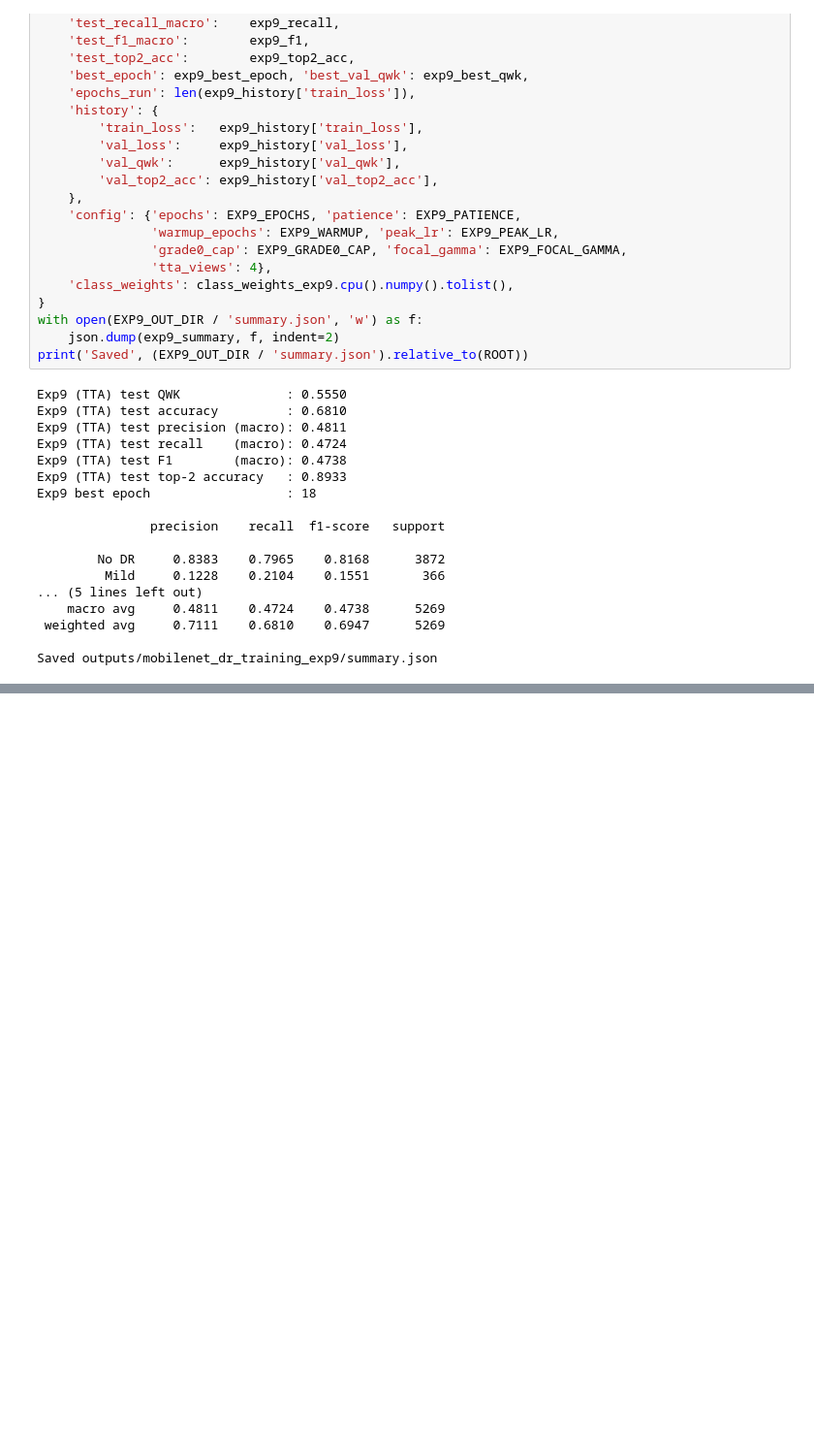
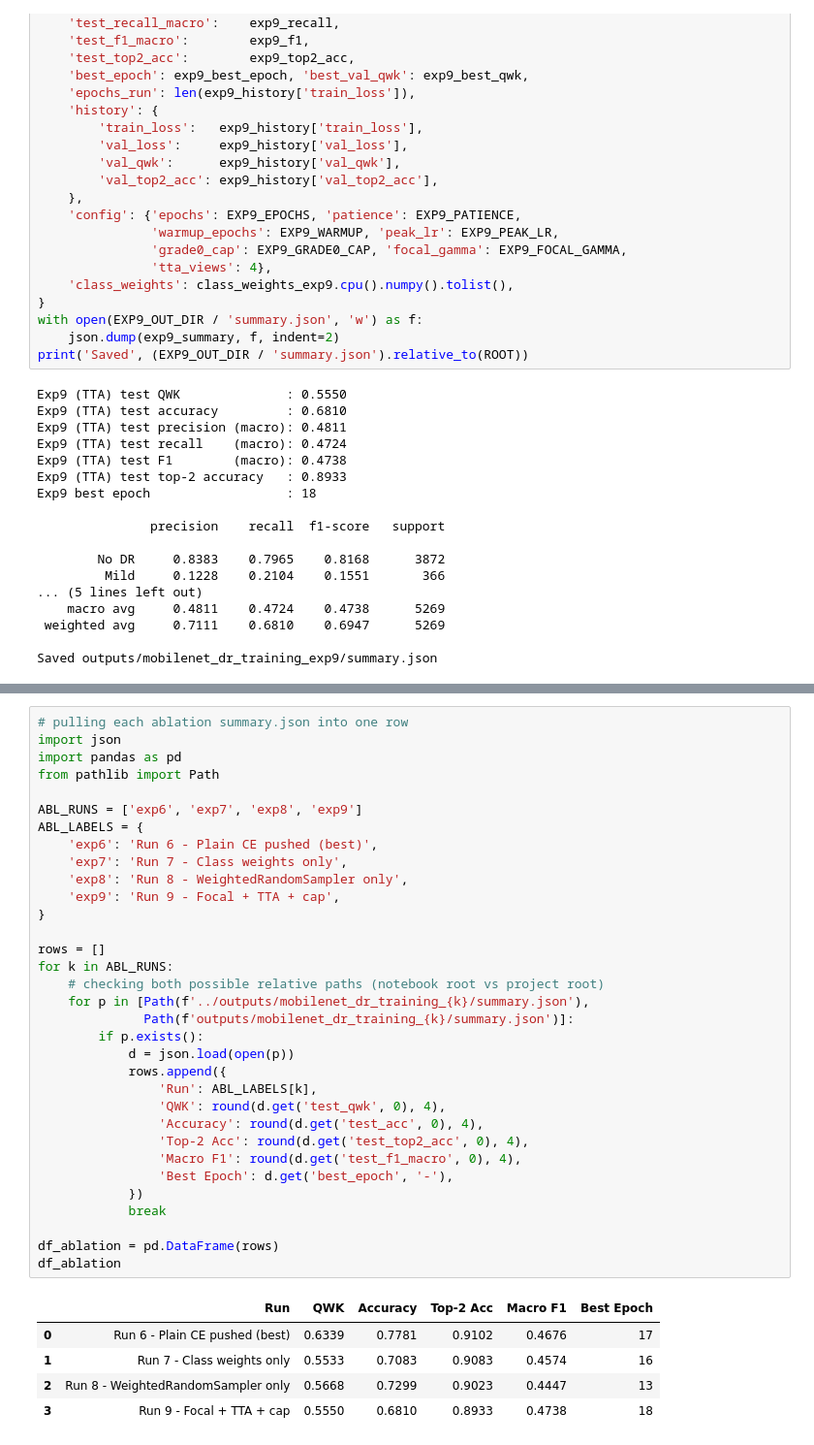
Before and after one commit to mahadmubashir/AML_CW, a Jupyter notebook: notebooks/mobilenet_dr_training.ipynb, the cells around one changed output, grey strips where cells are left out. Shown at 97% size. Cells and saved outputs as stored; diff of their text form; blank space fills up the shorter version.

```diff
--- a/notebooks/mobilenet_dr_training.ipynb
+++ b/notebooks/mobilenet_dr_training.ipynb
@@ -2738,0 +2743,39 @@ Saved outputs/mobilenet_dr_training_exp9/summary.json
+# %%
+# pulling each ablation summary.json into one row
+import json
+import pandas as pd
+from pathlib import Path
+
+ABL_RUNS = ['exp6', 'exp7', 'exp8', 'exp9']
+ABL_LABELS = {
+    'exp6': 'Run 6 - Plain CE pushed (best)',
+    'exp7': 'Run 7 - Class weights only',
+    'exp8': 'Run 8 - WeightedRandomSampler only',
+    'exp9': 'Run 9 - Focal + TTA + cap',
+}
+
+rows = []
+for k in ABL_RUNS:
+    # checking both possible relative paths (notebook root vs project root)
+    for p in [Path(f'../outputs/mobilenet_dr_training_{k}/summary.json'),
+              Path(f'outputs/mobilenet_dr_training_{k}/summary.json')]:
+        if p.exists():
+            d = json.load(open(p))
+            rows.append({
+                'Run': ABL_LABELS[k],
+                'QWK': round(d.get('test_qwk', 0), 4),
+                'Accuracy': round(d.get('test_acc', 0), 4),
+                'Top-2 Acc': round(d.get('test_top2_acc', 0), 4),
+                'Macro F1': round(d.get('test_f1_macro', 0), 4),
+                'Best Epoch': d.get('best_epoch', '-'),
+            })
+            break
+
+df_ablation = pd.DataFrame(rows)
+df_ablation
+# %% [output]
+|  | Run | QWK | Accuracy | Top-2 Acc | Macro F1 | Best Epoch |
+| 0 | Run 6 - Plain CE pushed (best) | 0.6339 | 0.7781 | 0.9102 | 0.4676 | 17 |
+| 1 | Run 7 - Class weights only | 0.5533 | 0.7083 | 0.9083 | 0.4574 | 16 |
+| 2 | Run 8 - WeightedRandomSampler only | 0.5668 | 0.7299 | 0.9023 | 0.4447 | 13 |
+| 3 | Run 9 - Focal + TTA + cap | 0.5550 | 0.6810 | 0.8933 | 0.4738 | 18 |
```
Also changed, not shown: parts of 3 cells of this notebook, 1 other file.
